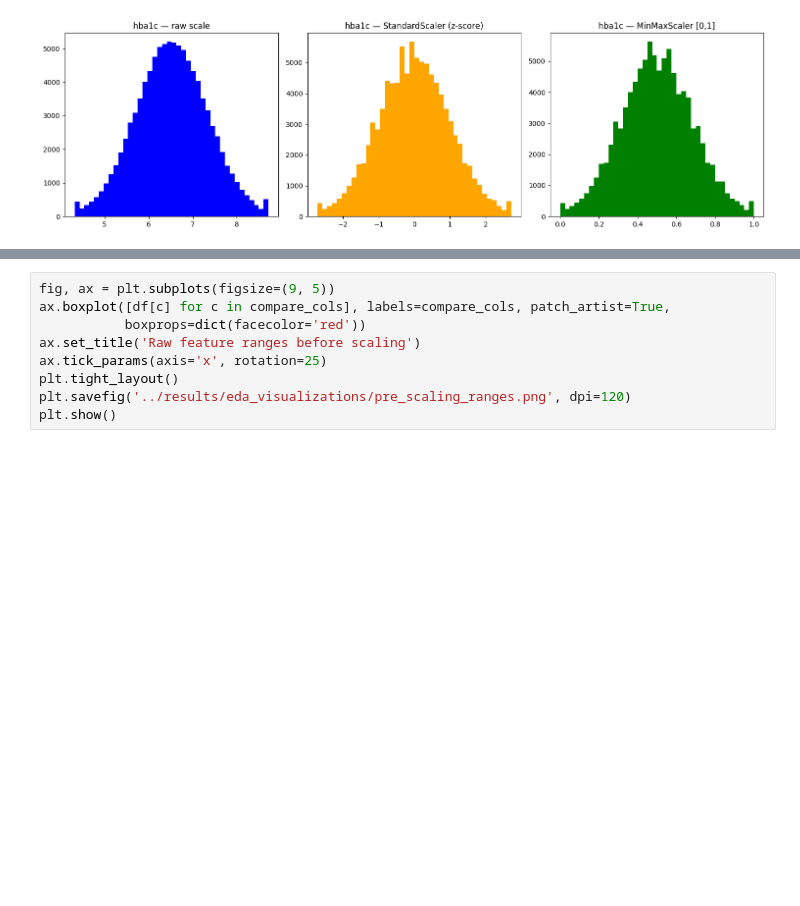
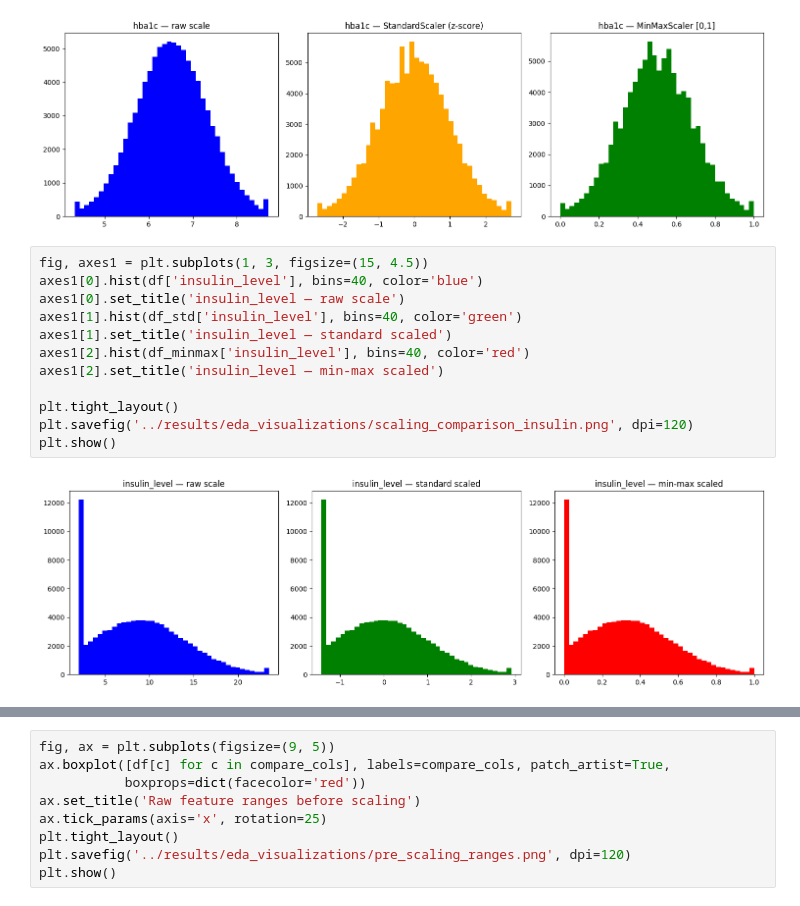
Before and after one commit to FaijAhamed-ML/Diabetics-prediction-supervised-machine-learning-project, a Jupyter notebook: 2026-Y2-S1-MLB-WEB2G1-02/notebooks/04.IT25101505_Normalization_Scaling.ipynb, the cells around one changed output, grey strips where cells are left out. Drawn from its saved outputs; the diff is of its cells as text; blank space fills up the shorter version.

Commit message:
add eda additional visualization and add some changes regading sudgest by viva examiner

```diff
--- a/2026-Y2-S1-MLB-WEB2G1-02/notebooks/04.IT25101505_Normalization_Scaling.ipynb
+++ b/2026-Y2-S1-MLB-WEB2G1-02/notebooks/04.IT25101505_Normalization_Scaling.ipynb
@@ -100,3 +100,17 @@ plt.savefig('../results/eda_visualizations/scaling_comparison.png', dpi=120)
 plt.show()
 # %% [output]
 [figure]
+# %%
+fig, axes1 = plt.subplots(1, 3, figsize=(15, 4.5))
+axes1[0].hist(df['insulin_level'], bins=40, color='blue')
+axes1[0].set_title('insulin_level — raw scale')
+axes1[1].hist(df_std['insulin_level'], bins=40, color='green')
+axes1[1].set_title('insulin_level — standard scaled')
+axes1[2].hist(df_minmax['insulin_level'], bins=40, color='red')
+axes1[2].set_title('insulin_level — min-max scaled')
+
+plt.tight_layout()
+plt.savefig('../results/eda_visualizations/scaling_comparison_insulin.png', dpi=120)
+plt.show()
+# %% [output]
+[figure, added]
```
Also changed, not shown: parts of 3 cells of this notebook, 5 other files.
